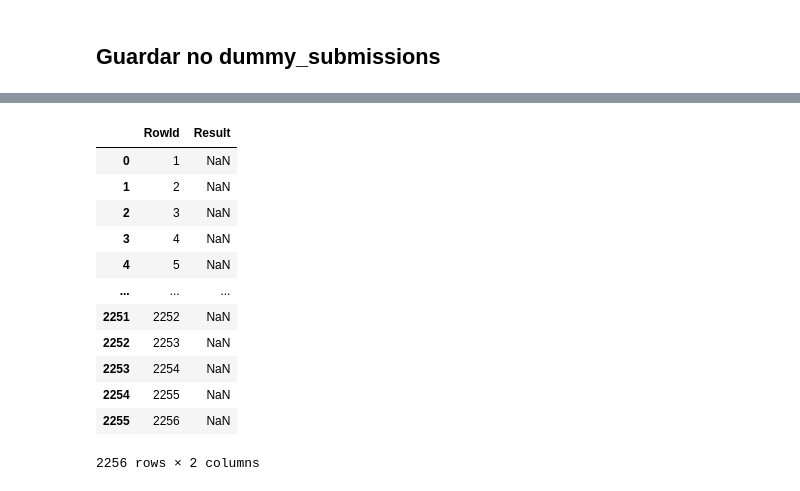
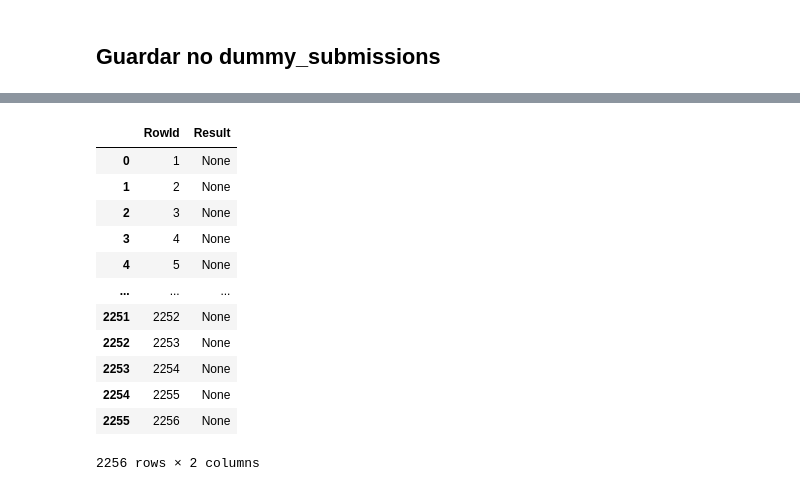
Before and after one commit to Mastro66/DAA_Comp, a Jupyter notebook: 2021-Feat.ipynb, the cells around one changed output, grey strips where cells are left out. Saved outputs shown, nothing was run; the diff lists cells and outputs as text; code cells hidden in the pictures.

```diff
--- a/2021-Feat.ipynb
+++ b/2021-Feat.ipynb
@@ -1515,0 +1969,4 @@ De resto, tentem então rever tudo e o Random_Forest principalmente por ser o me
+# %%
+df3.replace(replace_map_comp, inplace=True)
+df3.replace(replace_map_comp2, inplace=True)
+df3
@@ -1515,0 +1987,10 @@ De resto, tentem então rever tudo e o Random_Forest principalmente por ser o me
+# %%
+df3.drop('date',axis=1,inplace=True)
+df3
+# %%
+X_2023 = df3.drop(['Injeção na rede (kWh)'], axis=1)
+feature_order = X_train.columns.tolist()
+X_2023_reordered = X_2023[feature_order]
+predictions_2023 = grid_bg.predict(X_2023_reordered)
+df3['Predictions_2023'] = predictions_2023
+df3
@@ -1527,3 +2022,18 @@ joblib.dump(max_depth_grid_search, 'Max_depth_grid_searchDT.pkl')
 loaded_dt_model = joblib.load('Max_depth_grid_searchDT.pkl')
 # %% [markdown]
 ## Guardar no dummy_submissions
+# %%
+# Reverse mapping dictionary
+reverse_mapping_dict = {
+    1: 'High',
+    2: 'Low',
+    3: 'Medium',
+    4: 'None',
+    5: 'Very High'
+}
+
+# Replace values in the 'Injeção na rede (kWh)' column
+df3['Predictions_2023'] = df3['Predictions_2023'].replace(reverse_mapping_dict)
+
+# Print the resulting DataFrame
+df3
@@ -1530,20 +2054,20 @@ loaded_dt_model = joblib.load('Max_depth_grid_searchDT.pkl')
 # %%
 # Passa os valores previstos, que *futuramente* vao estar no dataframe df_energia3, para o dataframe df_submission
-df_submission.iloc[:, 1] = df_energia3['Injeção na rede (kWh)'].values
+df_submission.iloc[:, 1] = df3['Predictions_2023'].values
 df_submission
 # %% [output]
 |  | RowId | Result |
-| 0 | 1 | NaN |
-| 1 | 2 | NaN |
-| 2 | 3 | NaN |
-| 3 | 4 | NaN |
-| 4 | 5 | NaN |
+| 0 | 1 | None |
+| 1 | 2 | None |
+| 2 | 3 | None |
+| 3 | 4 | None |
+| 4 | 5 | None |
 | ... | ... | ... |
-| 2251 | 2252 | NaN |
-| 2252 | 2253 | NaN |
-| 2253 | 2254 | NaN |
-| 2254 | 2255 | NaN |
-| 2255 | 2256 | NaN |
+| 2251 | 2252 | None |
+| 2252 | 2253 | None |
+| 2253 | 2254 | None |
+| 2254 | 2255 | None |
+| 2255 | 2256 | None |
 2256 rows × 2 columns
 # %%
 # Guardar no ficheiro 'dummy_submission.csv'
```
Also changed, not shown: parts of 66 cells of this notebook, 4 other files.
